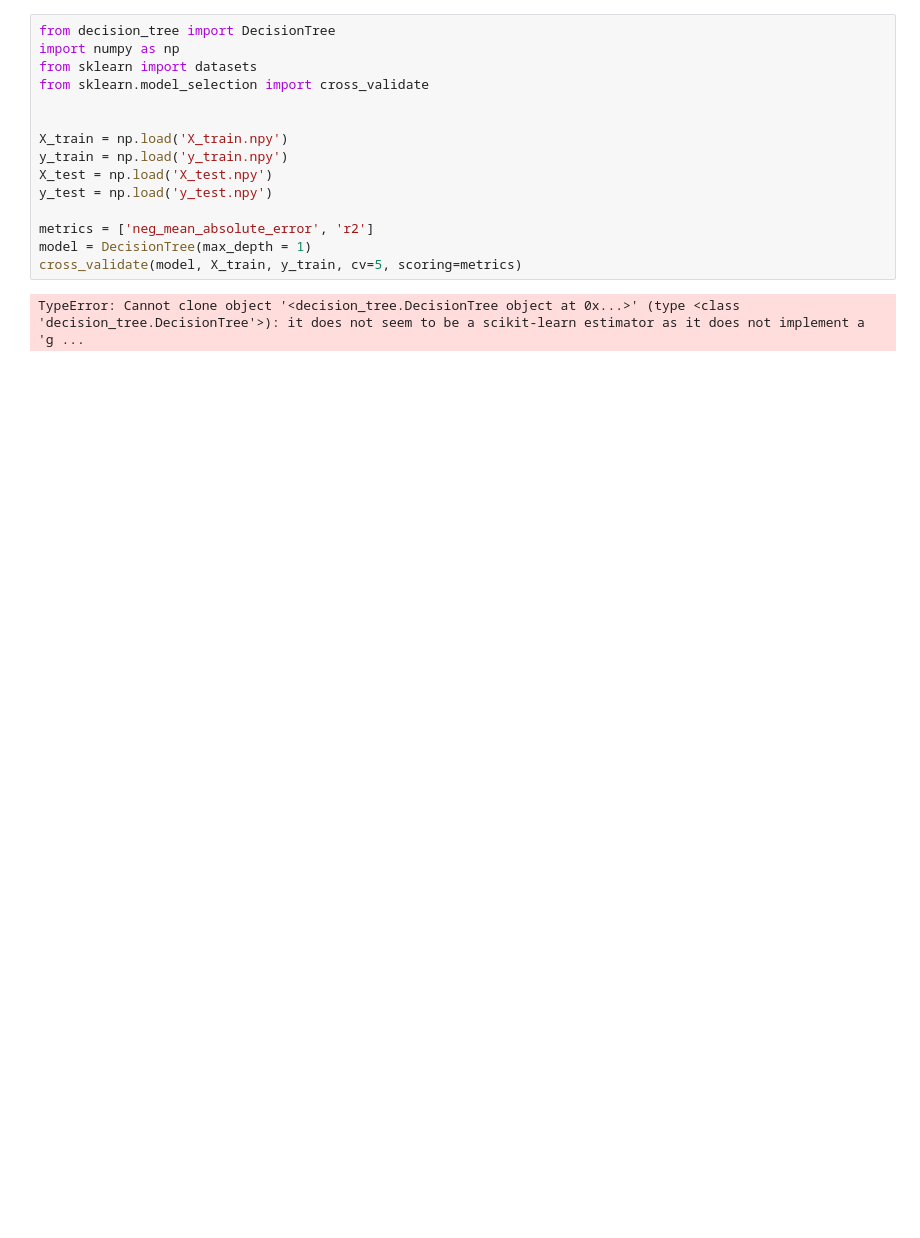
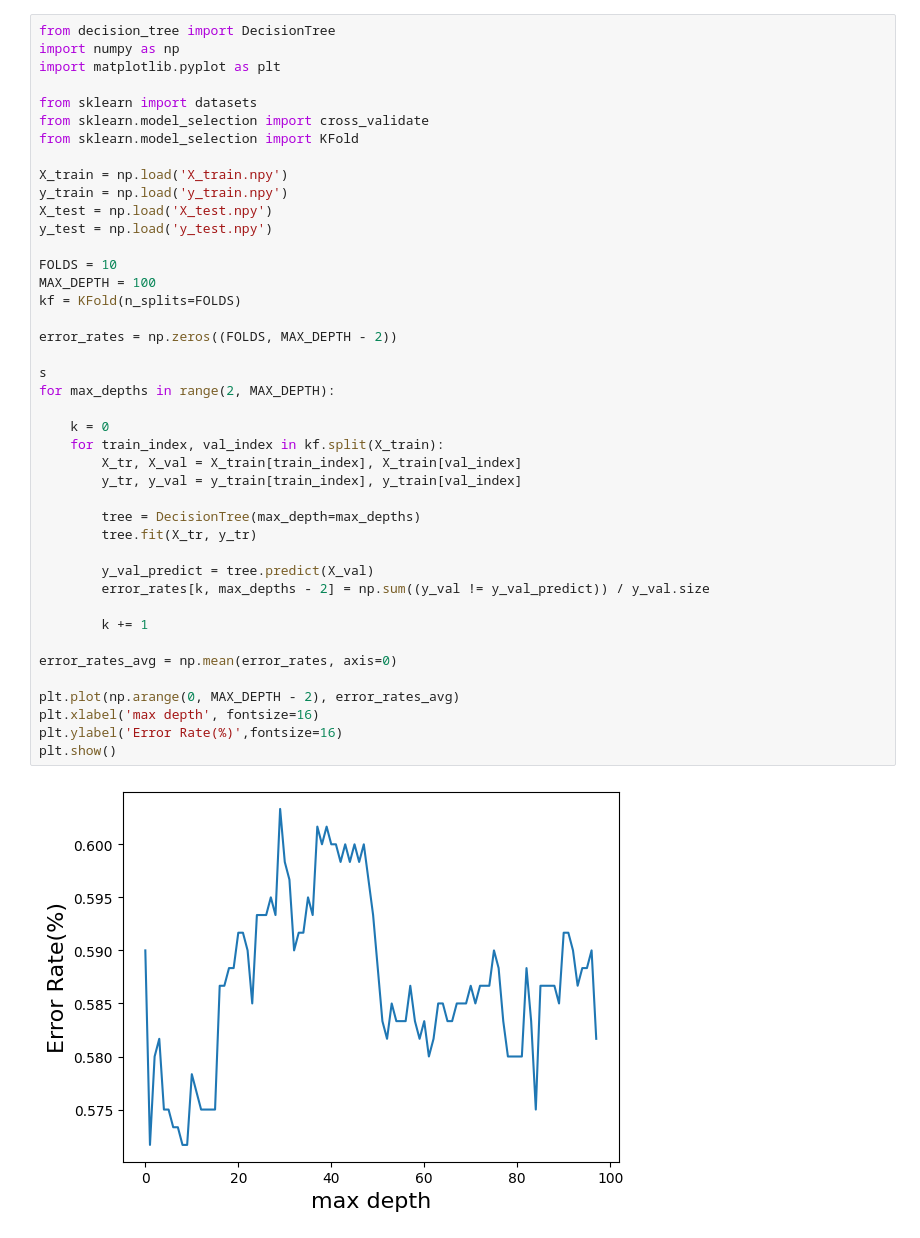
Before and after one commit to lanetb/Machine-Learning, a Jupyter notebook: HW1/HaveYouEverAnalysis.ipynb, the cells around one changed output. Drawn from its saved outputs; the diff is of its cells as text; blank space fills up the shorter version.

```diff
--- a/HW1/HaveYouEverAnalysis.ipynb
+++ b/HW1/HaveYouEverAnalysis.ipynb
@@ -1,17 +5,44 @@
 # %%
 from decision_tree import DecisionTree
 import numpy as np
+import matplotlib.pyplot as plt
+
 from sklearn import datasets
 from sklearn.model_selection import cross_validate
-
+from sklearn.model_selection import KFold
 
 X_train = np.load('X_train.npy')
 y_train = np.load('y_train.npy')
 X_test = np.load('X_test.npy')
 y_test = np.load('y_test.npy')
 
-metrics = ['neg_mean_absolute_error', 'r2']
-model = DecisionTree(max_depth = 1)
-cross_validate(model, X_train, y_train, cv=5, scoring=metrics)
+FOLDS = 10
+MAX_DEPTH = 100
+kf = KFold(n_splits=FOLDS)
+
+error_rates = np.zeros((FOLDS, MAX_DEPTH - 2))
+
+s
+for max_depths in range(2, MAX_DEPTH):
+
+    k = 0
+    for train_index, val_index in kf.split(X_train):
+        X_tr, X_val = X_train[train_index], X_train[val_index]
+        y_tr, y_val = y_train[train_index], y_train[val_index]
+
+        tree = DecisionTree(max_depth=max_depths)
+        tree.fit(X_tr, y_tr)
+
+        y_val_predict = tree.predict(X_val)
+        error_rates[k, max_depths - 2] = np.sum((y_val != y_val_predict)) / y_val.size
+
+        k += 1
+
+error_rates_avg = np.mean(error_rates, axis=0)
+
+plt.plot(np.arange(0, MAX_DEPTH - 2), error_rates_avg)
+plt.xlabel('max depth', fontsize=16)
+plt.ylabel('Error Rate(%)',fontsize=16)
+plt.show()
 # %% [output]
-TypeError: Cannot clone object '<decision_tree.DecisionTree object at 0x...>' (type <class 'decision_tree.DecisionTree'>): it does not seem to be a scikit-learn estimator as it does not implement a 'g ...
+[figure, added]
```
Also changed, not shown: parts of 5 cells of this notebook, 1 other file.
